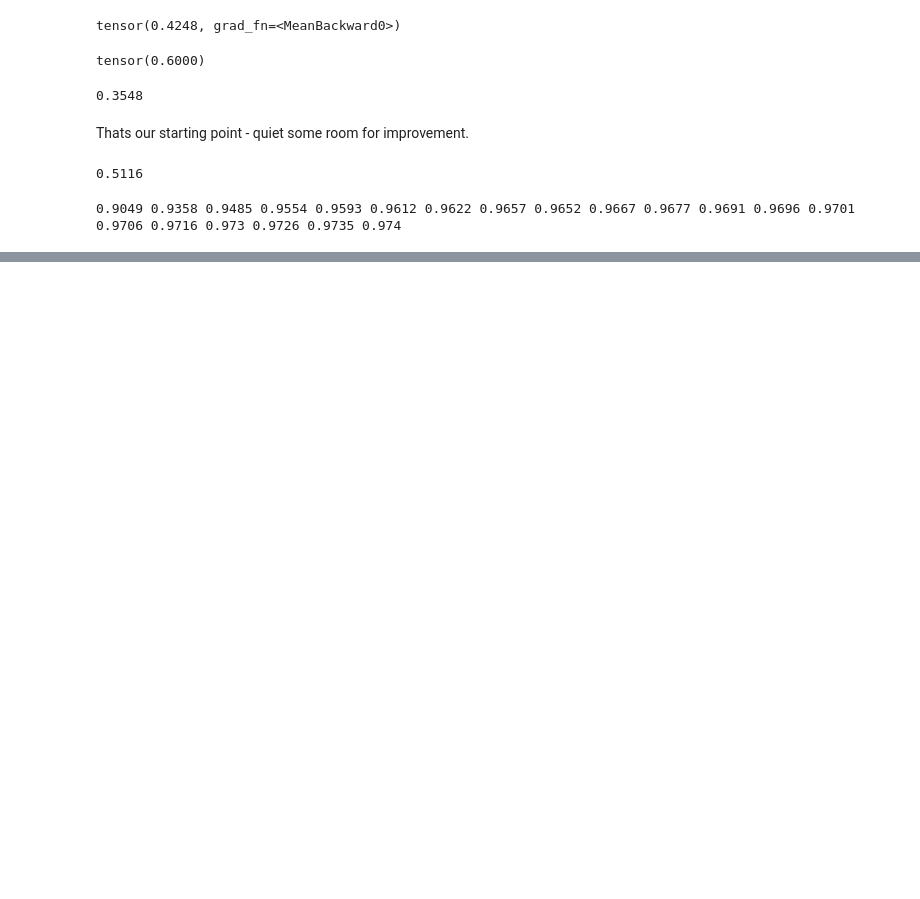
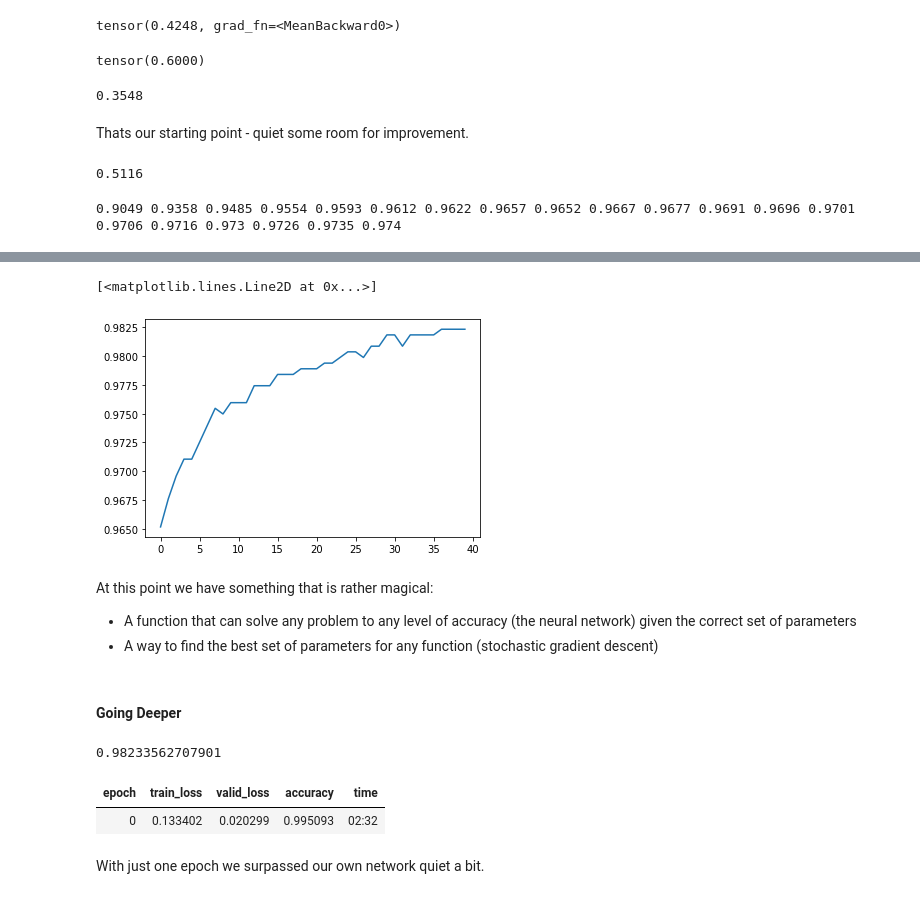
Before and after one commit to huli/fast-ai-course, a Jupyter notebook: chapters/chapter-03.ipynb, the cells around one changed output, grey strips where cells are left out. Saved outputs shown, nothing was run; the diff lists cells and outputs as text; code cells hidden in the pictures; blank space fills up the shorter version.

```diff
--- a/chapters/chapter-03.ipynb
+++ b/chapters/chapter-03.ipynb
@@ -742,0 +803,4 @@ We are now
+# %%
+# fastai also has a learner which does the fitting for us
+# but for this we need to setup a DataLoaders class
+data_loaders = DataLoaders(dl, valid_dl)
@@ -742,0 +849,14 @@ We are now
+# %%
+# our simple neural network can also be simplified with pytorch
+simple_nn = nn.Sequential(
+    nn.Linear(28*28, 30),
+    nn.ReLU(),
+    nn.Linear(30,1 )
+)
+# %%
+# because the model is deeper we train it ...
+learn = Learner(data_loaders, simple_nn, opt_func=SGD,
+               loss_func=mnist_loss, metrics=batch_accuracy)
+
+# with a e smaller learning rate and a few more epochs
+learn.fit(40, .1)
@@ -742,0 +881,29 @@ We are now
+# %%
+# we can also plot our learning rate
+plt.plot(L(learn.recorder.values).itemgot(2))
+# %% [output]
+[<matplotlib.lines.Line2D at 0x...>]
+[figure, added]
+# %% [markdown]
+At this point we have something that is rather magical:
+
+* A function that can solve any problem to any level of accuracy (the neural network) given the correct set of parameters
+* A way to find the best set of parameters for any function (stochastic gradient descent)
+# %% [markdown]
+#### Going Deeper
+# %%
+# our final accuracy was this
+learn.metrics[0].value.item()
+# %% [output]
+0.98233562707901
+# %%
+# lets see if we can improve this with a 18 layer model
+dls = ImageDataLoaders.from_folder(path)
+learn = cnn_learner(dls, resnet18, pretrained=False,
+                   loss_func=F.cross_entropy, metrics=accuracy)
+learn.fit_one_cycle(1, .1)
+# %% [output]
+| epoch | train_loss | valid_loss | accuracy | time |
+| 0 | 0.133402 | 0.020299 | 0.995093 | 02:32 |
+# %% [markdown]
+With just one epoch we surpassed our own network quiet a bit.
```
Also changed, not shown: parts of 19 cells of this notebook, 1 other file.
